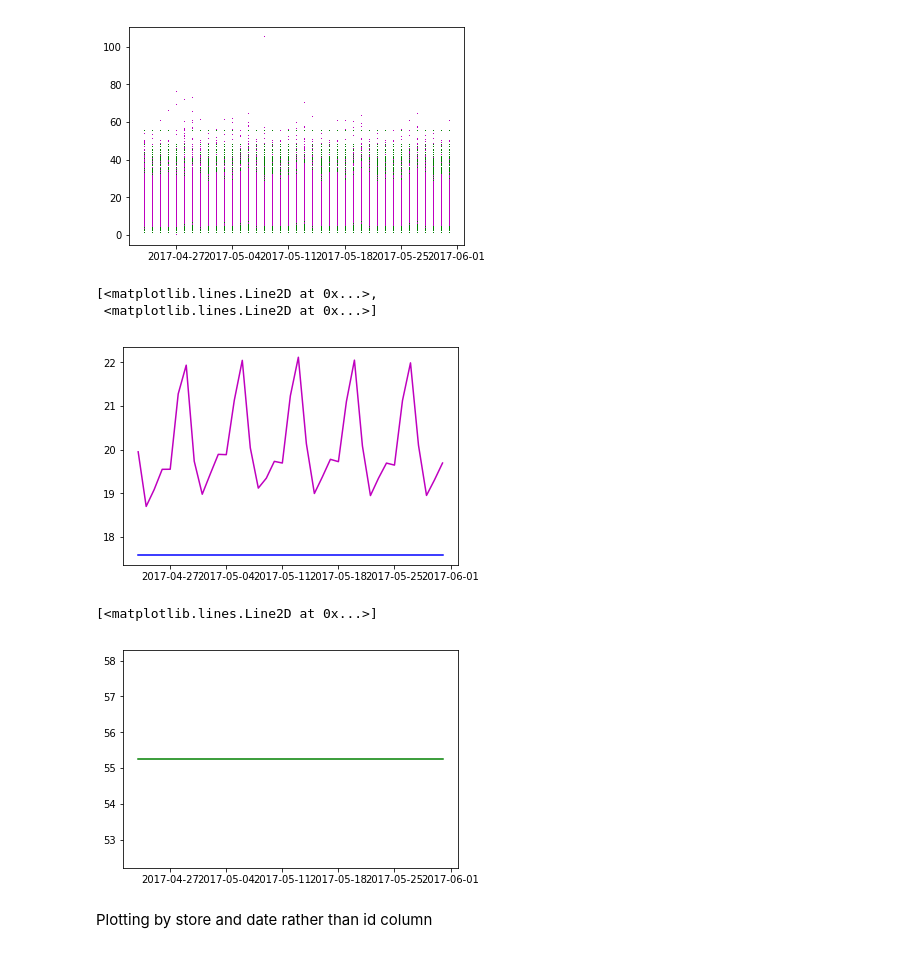
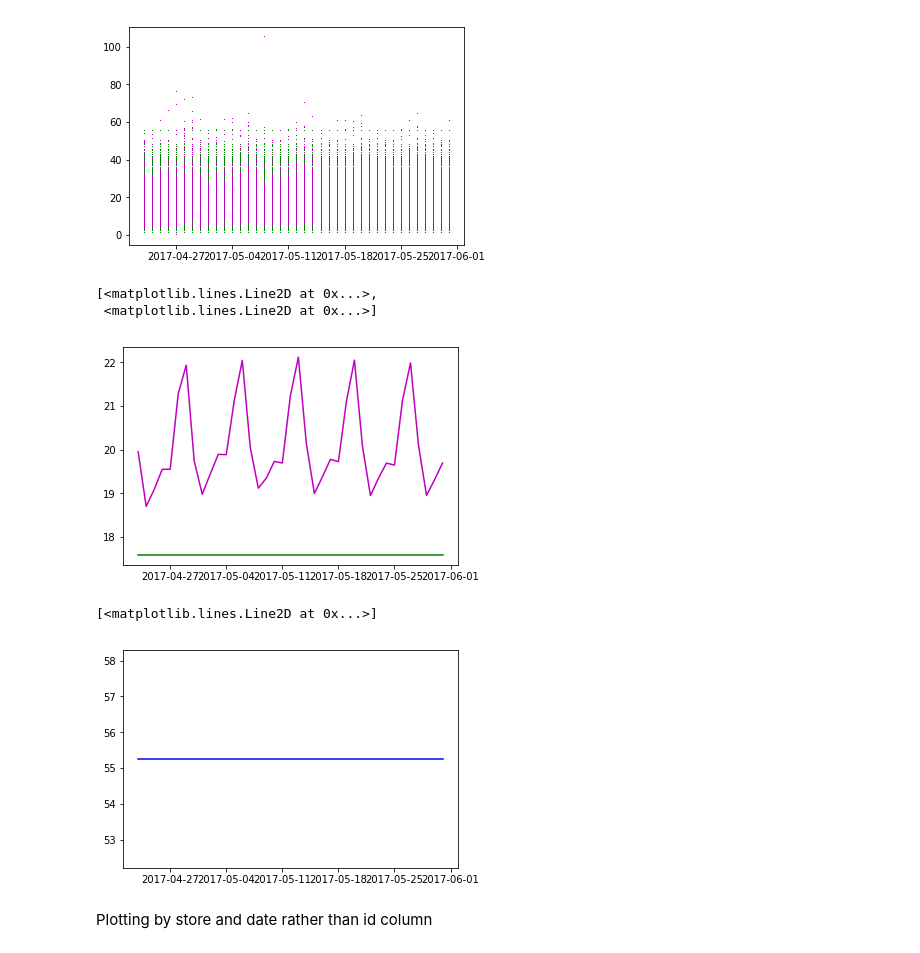
Before and after one commit to hughesaj524/visitor-forecasting, a Jupyter notebook: charts.ipynb, the cells around one changed output. Drawn from its saved outputs; the diff is of its cells as text; code cells hidden in the pictures.

```diff
--- a/charts.ipynb
+++ b/charts.ipynb
@@ -30,17 +30,17 @@ plt.plot(lgb["visit_date"], lgb["visitors"], "g,", lgb_cv["visit_date"], lgb_cv[
 # %%
 avg = lgb.groupby("visit_date").mean()
 avg_cv = lgb_cv.groupby("visit_date").mean()
-plt.plot(avg.index, avg["visitors"], "b-", avg_cv.index, avg_cv["visitors"], "m-")
+plt.plot(avg.index, avg["visitors"], "g-", avg_cv.index, avg_cv["visitors"], "m-")
 # %% [output]
 [<matplotlib.lines.Line2D at 0x...>,
  <matplotlib.lines.Line2D at 0x...>]
-[figure, old version]
+[figure, new version]
 # %%
 maxes = lgb.groupby("visit_date").max()
-plt.plot(maxes.index, maxes["visitors"], "g-")
+plt.plot(maxes.index, maxes["visitors"], "b-")
 # %% [output]
 [<matplotlib.lines.Line2D at 0x...>]
-[figure, old version]
+[figure, new version]
 # %% [markdown]
 Plotting by store and date rather than id column
 # %%
```
Also changed, not shown: parts of 1 cell of this notebook, 2 other files.
